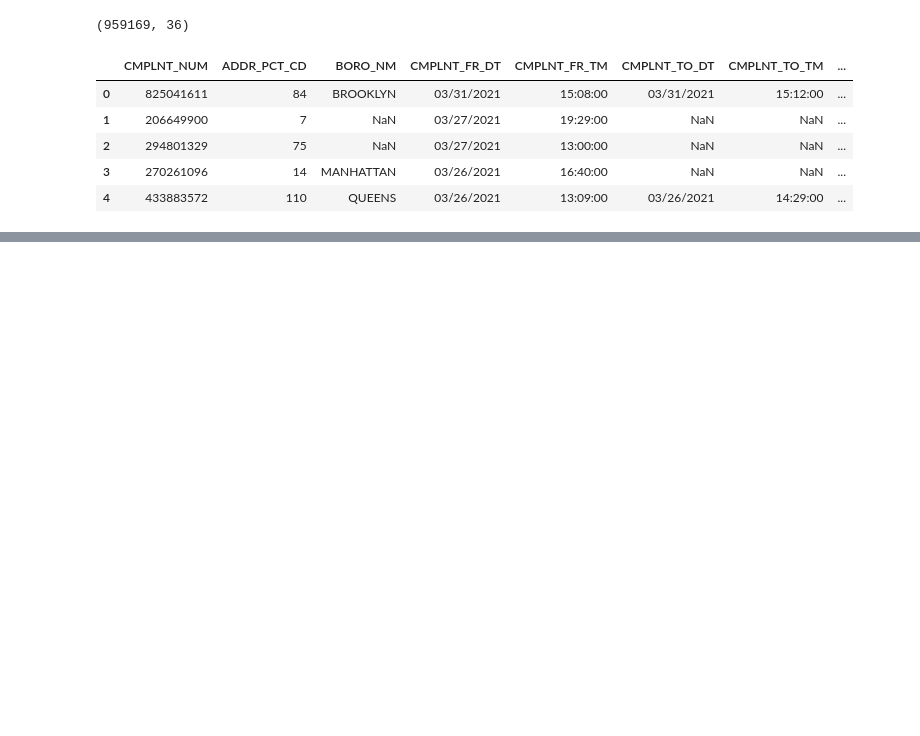
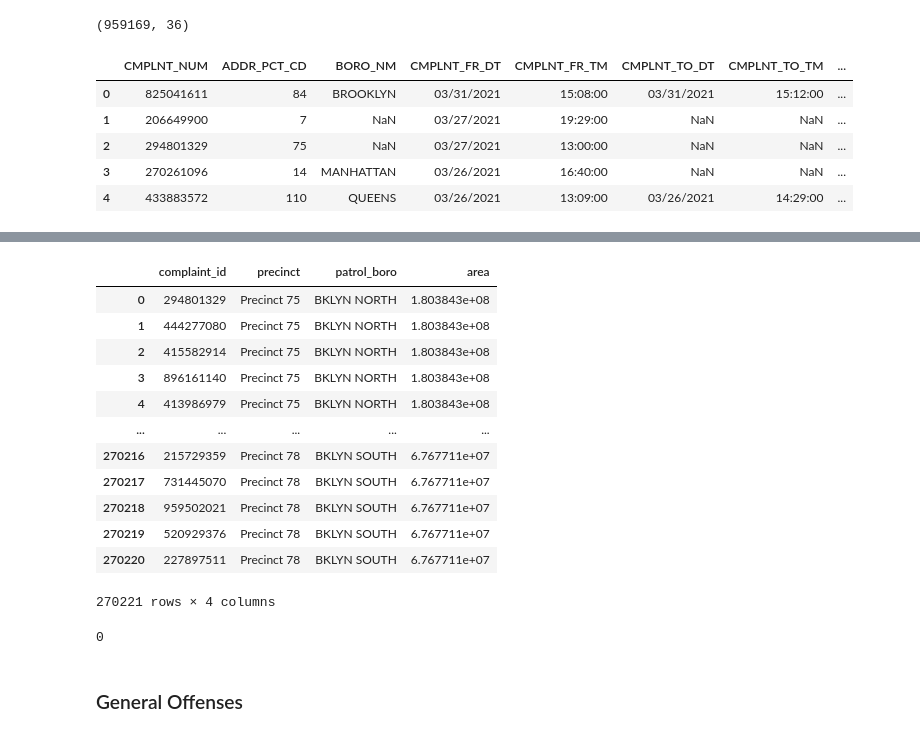
Before and after one commit to nick-occ/dsba-6520-project, a Jupyter notebook: eda.ipynb, the cells around one changed output, grey strips where cells are left out. Saved outputs shown, nothing was run; the diff lists cells and outputs as text; code cells hidden in the pictures; blank space fills up the shorter version.

```diff
--- a/eda.ipynb
+++ b/eda.ipynb
@@ -143,0 +339,6 @@ pd.DataFrame(complaints.loc[(complaints.BORO_NM == 'BRONX') & (complaints.LAW_CA
+# %%
+# remove commas from area so it can be converted to float
+precinct_area['area'] = precinct_area.area.str.replace(',','')
+# %%
+# convert area to float
+precinct_area['area'] = precinct_area.area.astype(float)
@@ -143,0 +361,7 @@ pd.DataFrame(complaints.loc[(complaints.BORO_NM == 'BRONX') & (complaints.LAW_CA
+# %%
+# convert precinct to string
+precinct_area['precinct'] = precinct_area.precinct.astype('str')
+# %%
+# prepend 'Precinct ' to the precinct field
+precinct_area['precinct'] = 'Precinct ' + precinct_area.precinct
+precinct_area
@@ -143,0 +382,23 @@ pd.DataFrame(complaints.loc[(complaints.BORO_NM == 'BRONX') & (complaints.LAW_CA
+# %%
+# merged precincts and precincts area data frames
+precincts_merged = precincts.merge(precinct_area, how='outer', on='precinct')
+precincts_merged
+# %% [output]
+|  | complaint_id | precinct | patrol_boro | area |
+| 0 | 294801329 | Precinct 75 | BKLYN NORTH | 1.803843e+08 |
+| 1 | 444277080 | Precinct 75 | BKLYN NORTH | 1.803843e+08 |
+| 2 | 415582914 | Precinct 75 | BKLYN NORTH | 1.803843e+08 |
+| 3 | 896161140 | Precinct 75 | BKLYN NORTH | 1.803843e+08 |
+| 4 | 413986979 | Precinct 75 | BKLYN NORTH | 1.803843e+08 |
+| ... | ... | ... | ... | ... |
+| 270216 | 215729359 | Precinct 78 | BKLYN SOUTH | 6.767711e+07 |
+| 270217 | 731445070 | Precinct 78 | BKLYN SOUTH | 6.767711e+07 |
+| 270218 | 959502021 | Precinct 78 | BKLYN SOUTH | 6.767711e+07 |
+| 270219 | 520929376 | Precinct 78 | BKLYN SOUTH | 6.767711e+07 |
+| 270220 | 227897511 | Precinct 78 | BKLYN SOUTH | 6.767711e+07 |
+270221 rows × 4 columns
+# %%
+# check that every precinct has an area
+precincts_merged.area.isna().sum()
+# %% [output]
+0
@@ -143,0 +408,2 @@ pd.DataFrame(complaints.loc[(complaints.BORO_NM == 'BRONX') & (complaints.LAW_CA
+# %% [markdown]
+### General Offenses
```
Also changed, not shown: parts of 81 cells of this notebook.
